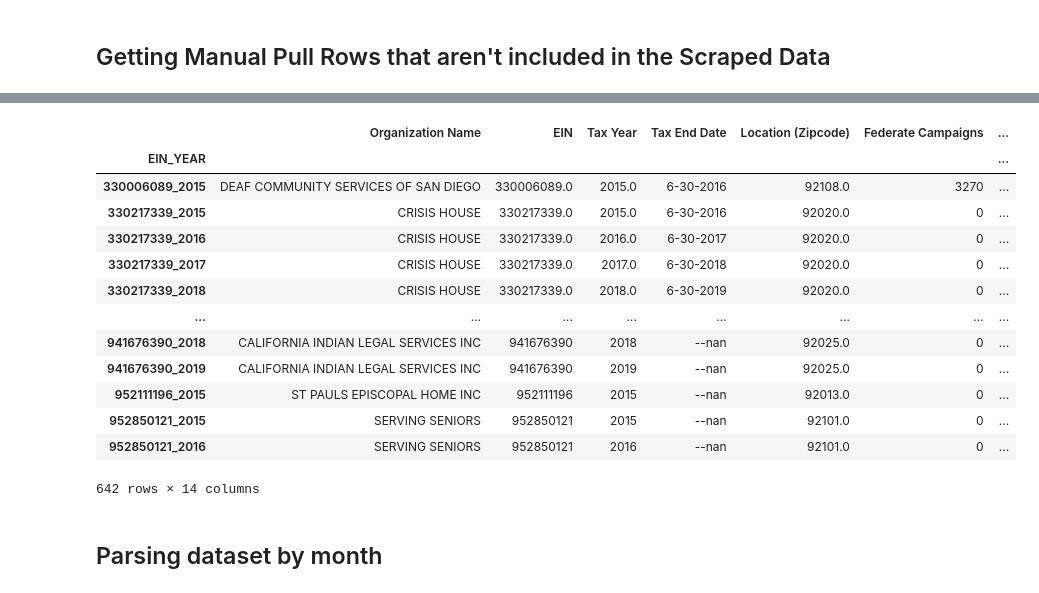
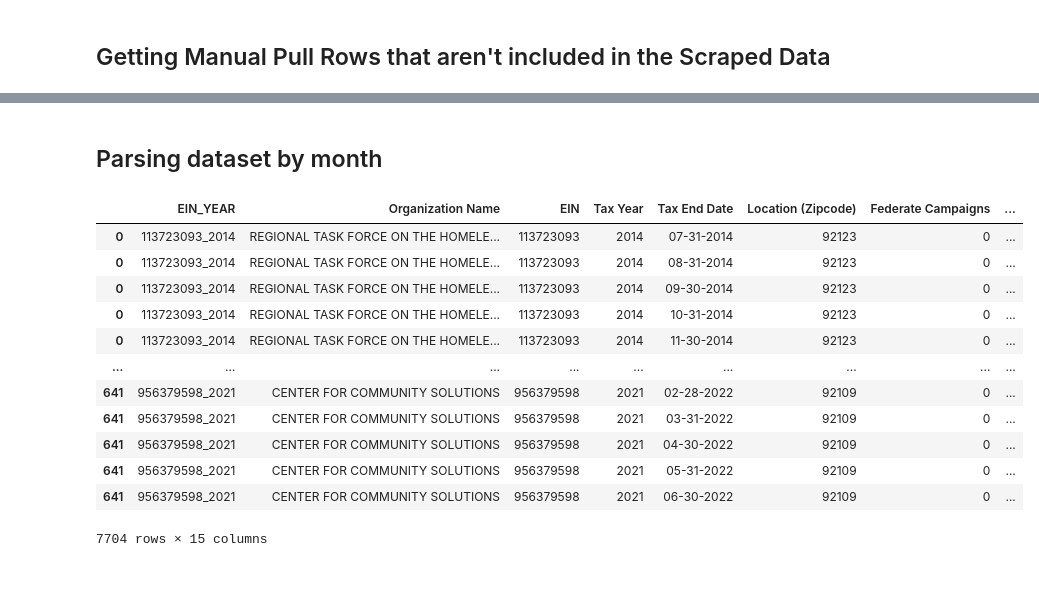
Before and after one commit to dbyers15/SDCTA-homelessness, a Jupyter notebook: XML parser/990 - error check.ipynb, the cells around one changed output, grey strips where cells are left out. Drawn from its saved outputs; the diff is of its cells as text; code cells hidden in the pictures.

```diff
--- a/XML parser/990 - error check.ipynb
+++ b/XML parser/990 - error check.ipynb
@@ -1207,59 +868,29 @@ new_phil_df = new_phil_df.drop('Philanthropic_Total',axis=1)
-# %%
-fixing_phil_df['Tax End Date'] = fixing_phil_df['Tax End Date'].astype(str).apply(lambda x: "{}-{}-{}".format(x[:-6], x[-6:-4], x[-4:]))
-
-(fixing_phil_df)
-# %% [output]
-|  | Organization Name | EIN | Tax Year | Tax End Date | Location (Zipcode) | Federate Campaigns | ... |
-| EIN_YEAR |  |  |  |  |  |  | ... |
-| 330006089_2015 | DEAF COMMUNITY SERVICES OF SAN DIEGO | 330006089.0 | 2015.0 | 6-30-2016 | 92108.0 | 3270 | ... |
-| 330217339_2015 | CRISIS HOUSE | 330217339.0 | 2015.0 | 6-30-2016 | 92020.0 | 0 | ... |
-| 330217339_2016 | CRISIS HOUSE | 330217339.0 | 2016.0 | 6-30-2017 | 92020.0 | 0 | ... |
-| 330217339_2017 | CRISIS HOUSE | 330217339.0 | 2017.0 | 6-30-2018 | 92020.0 | 0 | ... |
-| 330217339_2018 | CRISIS HOUSE | 330217339.0 | 2018.0 | 6-30-2019 | 92020.0 | 0 | ... |
-| ... | ... | ... | ... | ... | ... | ... | ... |
-| 941676390_2018 | CALIFORNIA INDIAN LEGAL SERVICES INC | 941676390 | 2018 | --nan | 92025.0 | 0 | ... |
-| 941676390_2019 | CALIFORNIA INDIAN LEGAL SERVICES INC | 941676390 | 2019 | --nan | 92025.0 | 0 | ... |
-| 952111196_2015 | ST PAULS EPISCOPAL HOME INC | 952111196 | 2015 | --nan | 92013.0 | 0 | ... |
-| 952850121_2015 | SERVING SENIORS | 952850121 | 2015 | --nan | 92101.0 | 0 | ... |
-| 952850121_2016 | SERVING SENIORS | 952850121 | 2016 | --nan | 92101.0 | 0 | ... |
-642 rows × 14 columns
 # %% [markdown]
 ## Parsing dataset by month
 # %%
-data = pd.read_csv('Phil Dataset - Tax Date.csv')
+data = pd.read_csv('Phil Dataset.csv')
 # %%
 # Convert 'Tax End Date' column to datetime format
 data['Tax End Date'] = pd.to_datetime(data['Tax End Date'])
-
-# Function to distribute values across months within a fiscal year
-def distribute_values_fiscal_year(row):
-    # Calculate fiscal year period based on the given end date
-    fiscal_year_start_date = pd.Timestamp(year=row['Tax End Date'].year - 1, month=row['Tax End Date'].month, day=row['Tax End Date'].day) + pd.DateOffset(days=1)
-    fiscal_year_end_date = fiscal_year_start_date + pd.DateOffset(years=1, days=-1)
-
-    # Calculate the number of months in the fiscal year
-    num_months = (fiscal_year_end_date.year - fiscal_year_start_date.year) * 12 + fiscal_year_end_date.month - fiscal_year_start_date.month + 1
-
-    # Calculate the values to distribute (including the last two columns)
-    values_to_distribute = row[7:] / num_months
-
-    # Generate the fiscal year date range
-    date_range = pd.date_range(start=fiscal_year_start_date, end=fiscal_year_end_date, freq='M')
-
-    new_rows = []
-    for date in date_range:
-        new_row = row.copy()
-        new_row['Tax End Date'] = date.strftime('%m-%d-%Y')
-        new_row[7:] = values_to_distribute  # Update all columns from 7th column onwards
-        new_rows.append(new_row)
-
-    return new_rows
 
 # Apply the function to each row and expand the DataFrame
 expanded_data_fiscal_year = data.apply(distribute_values_fiscal_year, axis=1)
 expanded_data_fiscal_year = pd.DataFrame([item for sublist in expanded_data_fiscal_year for item in sublist])
 
-
 # Save the expanded data to a new CSV file
 expanded_data_fiscal_year = expanded_data_fiscal_year.drop_duplicates()
 expanded_data_fiscal_year.to_csv('Phil Dataset - Analysis.csv')
+# %% [output]
+|  | EIN_YEAR | Organization Name | EIN | Tax Year | Tax End Date | Location (Zipcode) | Federate Campaigns | ... |
+| 0 | 113723093_2014 | REGIONAL TASK FORCE ON THE HOMELE... | 113723093 | 2014 | 07-31-2014 | 92123 | 0 | ... |
+| 0 | 113723093_2014 | REGIONAL TASK FORCE ON THE HOMELE... | 113723093 | 2014 | 08-31-2014 | 92123 | 0 | ... |
+| 0 | 113723093_2014 | REGIONAL TASK FORCE ON THE HOMELE... | 113723093 | 2014 | 09-30-2014 | 92123 | 0 | ... |
+| 0 | 113723093_2014 | REGIONAL TASK FORCE ON THE HOMELE... | 113723093 | 2014 | 10-31-2014 | 92123 | 0 | ... |
+| 0 | 113723093_2014 | REGIONAL TASK FORCE ON THE HOMELE... | 113723093 | 2014 | 11-30-2014 | 92123 | 0 | ... |
+| ... | ... | ... | ... | ... | ... | ... | ... | ... |
+| 641 | 956379598_2021 | CENTER FOR COMMUNITY SOLUTIONS | 956379598 | 2021 | 02-28-2022 | 92109 | 0 | ... |
+| 641 | 956379598_2021 | CENTER FOR COMMUNITY SOLUTIONS | 956379598 | 2021 | 03-31-2022 | 92109 | 0 | ... |
+| 641 | 956379598_2021 | CENTER FOR COMMUNITY SOLUTIONS | 956379598 | 2021 | 04-30-2022 | 92109 | 0 | ... |
+| 641 | 956379598_2021 | CENTER FOR COMMUNITY SOLUTIONS | 956379598 | 2021 | 05-31-2022 | 92109 | 0 | ... |
+| 641 | 956379598_2021 | CENTER FOR COMMUNITY SOLUTIONS | 956379598 | 2021 | 06-30-2022 | 92109 | 0 | ... |
+7704 rows × 15 columns
```
Also changed, not shown: parts of 89 cells of this notebook, 23 other files.
